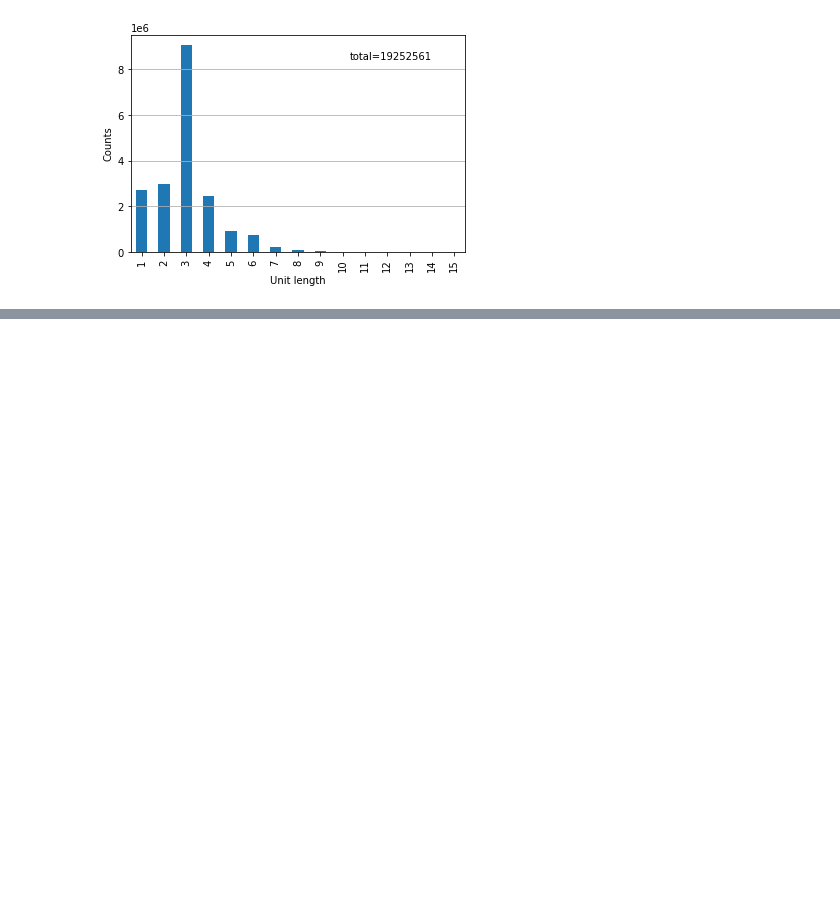
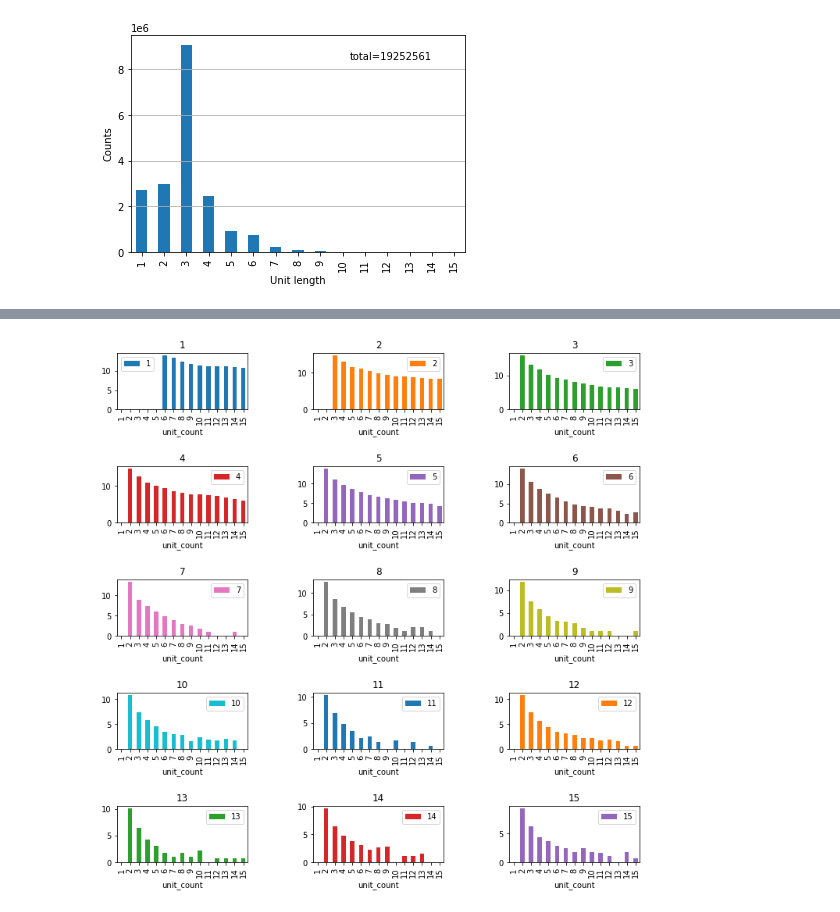
Before and after one commit to maverbiest/CRC_STRs, a Jupyter notebook: notebooks/repeat_counts.ipynb, the cells around one changed output, grey strips where cells are left out. Saved outputs shown, nothing was run; the diff lists cells and outputs as text; code cells hidden in the pictures; blank space fills up the shorter version.

```diff
--- a/notebooks/repeat_counts.ipynb
+++ b/notebooks/repeat_counts.ipynb
@@ -176,0 +211,5 @@ plt.subplots_adjust(wspace=0.5, hspace=1)
+# %%
+np.log(unit_number_counts_filt2_df.head(15)).plot.bar(subplots=True, layout=(5, 3), figsize=(12, 12), sharex=False, sharey=False)
+plt.subplots_adjust(wspace=0.5, hspace=1)
+# %% [output]
+[figure, added]
```
Also changed, not shown: parts of 8 cells of this notebook, 23 other files.
